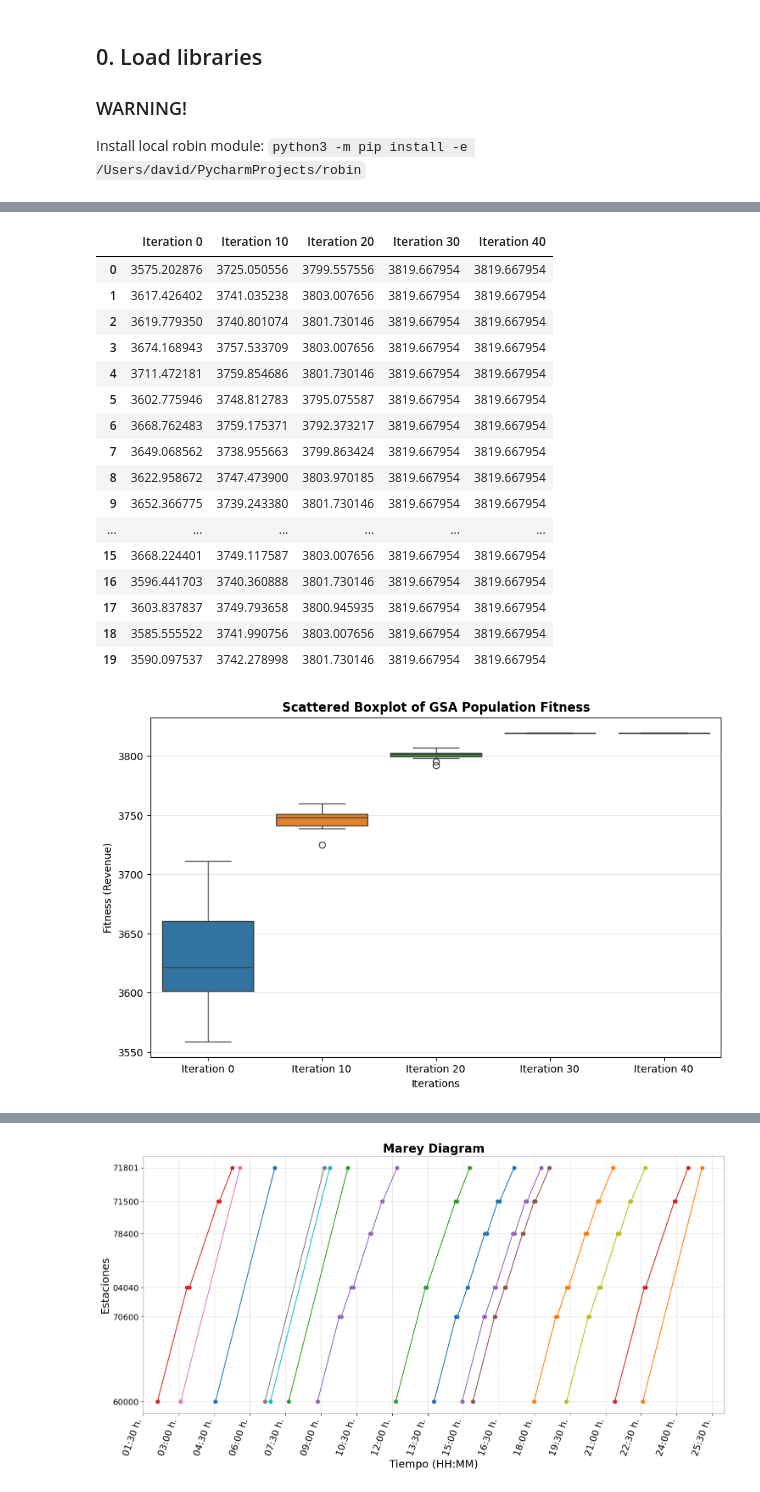
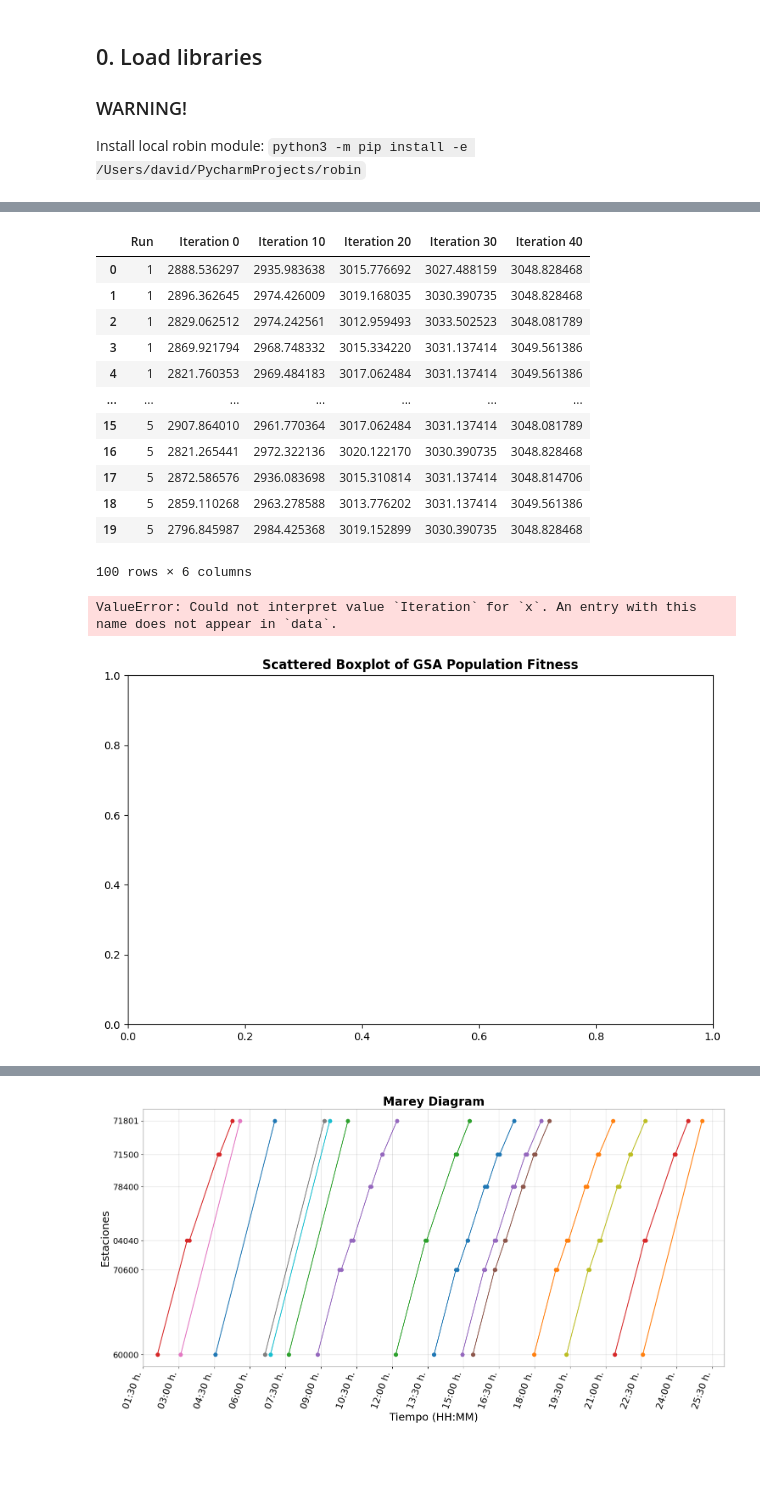
Before and after one commit to DavidMunozValero/GSA_M, a Jupyter notebook: notebooks/12.1-robin_generator_revenue.ipynb, the cells around one changed output, grey strips where cells are left out. Cells and saved outputs as stored; diff of their text form; code cells hidden in the pictures; blank space fills up the shorter version.

```diff
--- a/notebooks/12.1-robin_generator_revenue.ipynb
+++ b/notebooks/12.1-robin_generator_revenue.ipynb
@@ -144,7 +301,10 @@ pr.dump_stats('profile.pstat')
 # %%
-df_population = gsa_algo.population_history
+df_population_new = df_population
 
-experiments = [i for i in range(0, len(df_population), 10)]
+# Group by run
+run_grouped = df_population_new.groupby('Run')
+
+experiments = [i for i in range(0, max(df_population['Iteration']), 10)]
 
 sm = RevenueMaximization(requested_schedule=requested_schedule,
                          revenue_behaviour=revenue_behaviour,
@@ -152,51 +312,55 @@ sm = RevenueMaximization(requested_schedule=requested_schedule,
                          safe_headway=10)
 
 df_boxplot = pd.DataFrame()
+for group in run_grouped.groups:
+    df_buffer = pd.DataFrame()
+    for exp in experiments:
+        exp_data = []
+        row = df_population_new.iloc[exp]
 
-for exp in experiments:
-    exp_data = []
-    row = df_population.iloc[exp]
+        # Get list of values in cells of first row with column name 'real_*'
+        row_real = [row[col] for col in row.index if 'real_' in col]
 
-    # Get list of values in cells of first row with column name 'real_*'
-    row_real = [row[col] for col in row.index if 'real_' in col]
+        for r_sol in row_real:
+            solution_gsa = Solution(real=r_sol, discrete=np.array([]))
+            fitness, _ = sm.get_fitness_gsa(timetable=solution_gsa)
+            exp_data.append(fitness)
 
-    for r_sol in row_real:
-        solution_gsa = Solution(real=r_sol, discrete=np.array([]))
-        fitness, _ = sm.get_fitness_gsa(timetable=solution_gsa)
-        exp_data.append(fitness)
+        # Add new column to df_boxplot
+        df_buffer[f'Iteration {exp}'] = exp_data
 
-    # Add new column to df_boxplot
-    df_boxplot[f'Iteration {exp}'] = exp_data
+    df_buffer.insert(0, 'Run', group)
+    df_boxplot = pd.concat([df_boxplot, df_buffer], axis=0)
 
 df_boxplot
 # %% [output]
-|  | Iteration 0 | Iteration 10 | Iteration 20 | Iteration 30 | Iteration 40 |
-| 0 | 3575.202876 | 3725.050556 | 3799.557556 | 3819.667954 | 3819.667954 |
-| 1 | 3617.426402 | 3741.035238 | 3803.007656 | 3819.667954 | 3819.667954 |
-| 2 | 3619.779350 | 3740.801074 | 3801.730146 | 3819.667954 | 3819.667954 |
-| 3 | 3674.168943 | 3757.533709 | 3803.007656 | 3819.667954 | 3819.667954 |
-| 4 | 3711.472181 | 3759.854686 | 3801.730146 | 3819.667954 | 3819.667954 |
-| 5 | 3602.775946 | 3748.812783 | 3795.075587 | 3819.667954 | 3819.667954 |
-| 6 | 3668.762483 | 3759.175371 | 3792.373217 | 3819.667954 | 3819.667954 |
-| 7 | 3649.068562 | 3738.955663 | 3799.863424 | 3819.667954 | 3819.667954 |
-| 8 | 3622.958672 | 3747.473900 | 3803.970185 | 3819.667954 | 3819.667954 |
-| 9 | 3652.366775 | 3739.243380 | 3801.730146 | 3819.667954 | 3819.667954 |
-| ... | ... | ... | ... | ... | ... |
-| 15 | 3668.224401 | 3749.117587 | 3803.007656 | 3819.667954 | 3819.667954 |
-| 16 | 3596.441703 | 3740.360888 | 3801.730146 | 3819.667954 | 3819.667954 |
-| 17 | 3603.837837 | 3749.793658 | 3800.945935 | 3819.667954 | 3819.667954 |
-| 18 | 3585.555522 | 3741.990756 | 3803.007656 | 3819.667954 | 3819.667954 |
-| 19 | 3590.097537 | 3742.278998 | 3801.730146 | 3819.667954 | 3819.667954 |
+|  | Run | Iteration 0 | Iteration 10 | Iteration 20 | Iteration 30 | Iteration 40 |
+| 0 | 1 | 2888.536297 | 2935.983638 | 3015.776692 | 3027.488159 | 3048.828468 |
+| 1 | 1 | 2896.362645 | 2974.426009 | 3019.168035 | 3030.390735 | 3048.828468 |
+| 2 | 1 | 2829.062512 | 2974.242561 | 3012.959493 | 3033.502523 | 3048.081789 |
+| 3 | 1 | 2869.921794 | 2968.748332 | 3015.334220 | 3031.137414 | 3049.561386 |
+| 4 | 1 | 2821.760353 | 2969.484183 | 3017.062484 | 3031.137414 | 3049.561386 |
+| ... | ... | ... | ... | ... | ... | ... |
+| 15 | 5 | 2907.864010 | 2961.770364 | 3017.062484 | 3031.137414 | 3048.081789 |
+| 16 | 5 | 2821.265441 | 2972.322136 | 3020.122170 | 3030.390735 | 3048.828468 |
+| 17 | 5 | 2872.586576 | 2936.083698 | 3015.310814 | 3031.137414 | 3048.814706 |
+| 18 | 5 | 2859.110268 | 2963.278588 | 3013.776202 | 3031.137414 | 3049.561386 |
+| 19 | 5 | 2796.845987 | 2984.425368 | 3019.152899 | 3030.390735 | 3048.828468 |
+100 rows × 6 columns
 # %%
 # Scattered boxplot of experiments
 
 sns_box_plot(df=df_boxplot,
+             x_data='Group',
+             y_data='Fitness',
+             hue='Run',
              title="Scattered Boxplot of GSA Population Fitness",
              x_label="Iterations",
              y_label="Fitness (Revenue)",
              save_path=Path('../figures/scattered_boxplot.pdf'))
 # %% [output]
+ValueError: Could not interpret value `Iteration` for `x`. An entry with this name does not appear in `data`.
-[figure, old version]
+[figure, new version]
 # %%
 # Table with results by run
 service_tsps = {service.id: service.tsp.name for service in supply.services}
```
Also changed, not shown: parts of 16 cells of this notebook.
